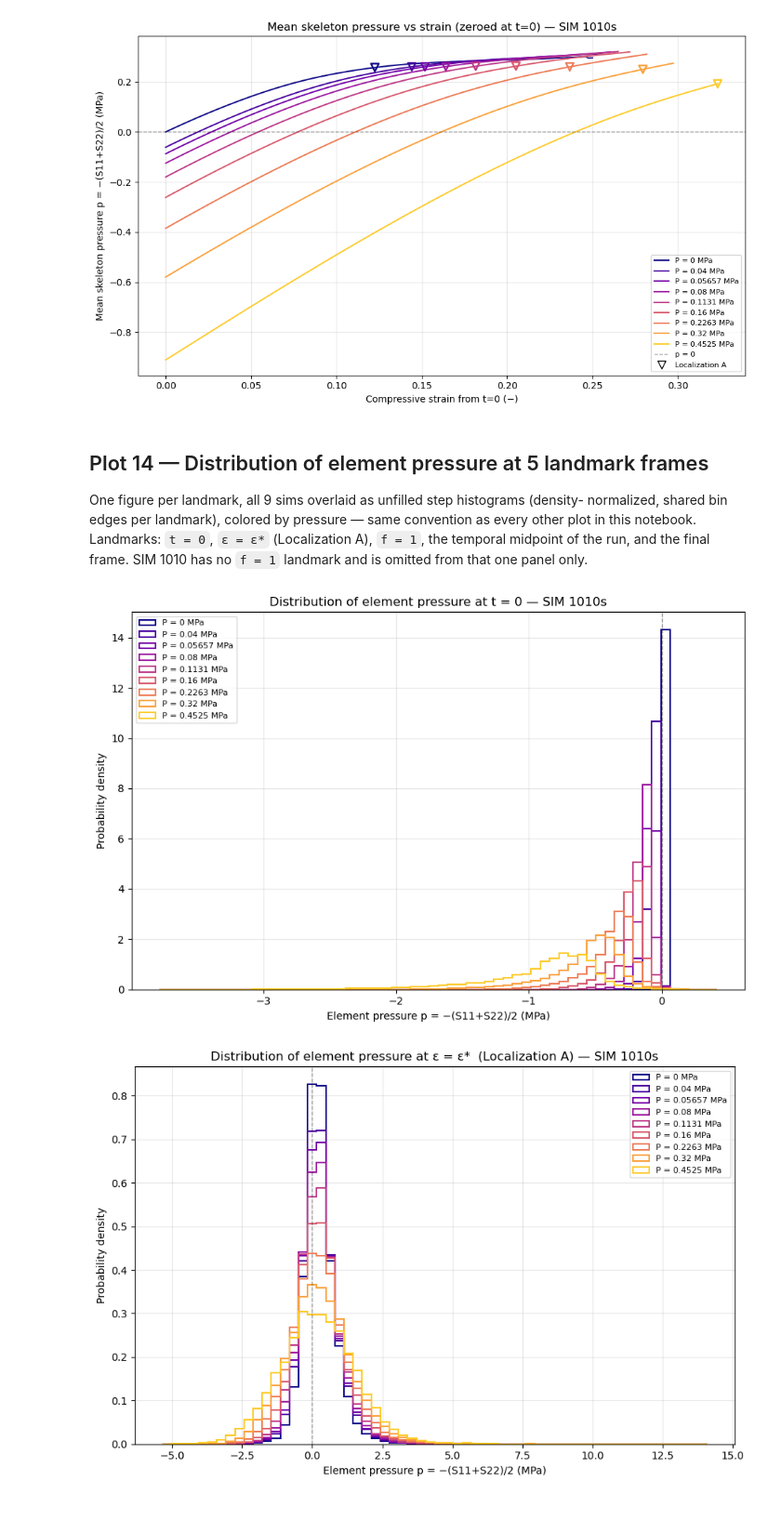
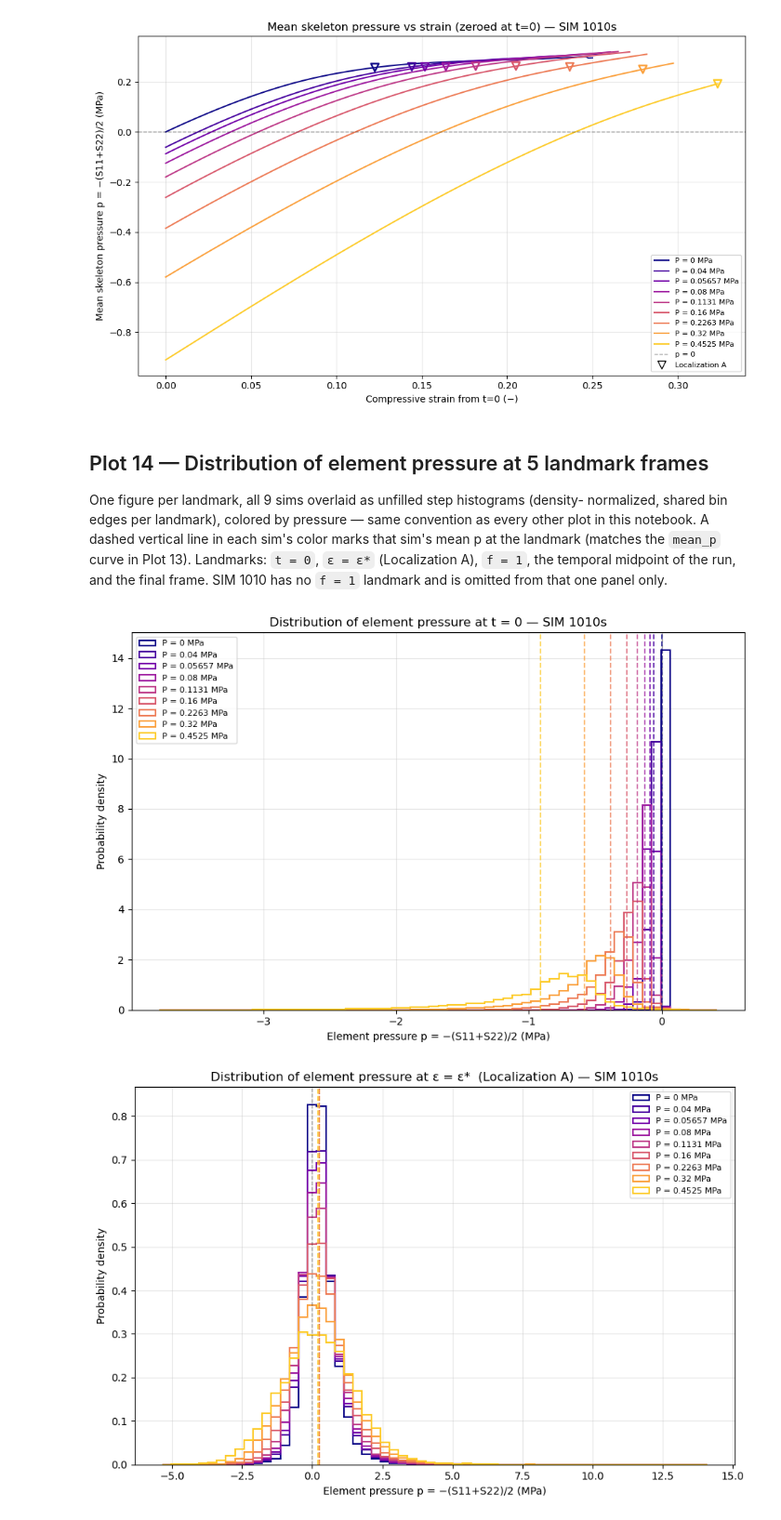
Before and after one commit to francoruffini17/FOAM_V03, a Jupyter notebook: Z001_Results_Analizer/SIM_1010s_shear_localization.ipynb, the cells around one changed output. Shown at 93% size. Saved outputs shown, nothing was run; the diff lists cells and outputs as text; code cells hidden in the pictures.

```diff
--- a/Z001_Results_Analizer/SIM_1010s_shear_localization.ipynb
+++ b/Z001_Results_Analizer/SIM_1010s_shear_localization.ipynb
@@ -980,9 +961,10 @@ plt.show()
 
 One figure per landmark, all 9 sims overlaid as unfilled step histograms (density-
 normalized, shared bin edges per landmark), colored by pressure — same convention as
-every other plot in this notebook. Landmarks: `t = 0`, `ε = ε*` (Localization A),
-`f = 1`, the temporal midpoint of the run, and the final frame. SIM 1010 has no `f = 1`
-landmark and is omitted from that one panel only.
+every other plot in this notebook. A dashed vertical line in each sim's color marks that
+sim's mean p at the landmark (matches the `mean_p` curve in Plot 13). Landmarks: `t = 0`,
+`ε = ε*` (Localization A), `f = 1`, the temporal midpoint of the run, and the final
+frame. SIM 1010 has no `f = 1` landmark and is omitted from that one panel only.
 # %%
 LANDMARK_LABELS = {
     't0':      't = 0',
@@ -992,32 +974,34 @@ LANDMARK_LABELS = {
     'final':   'final frame',
 }
 
 cmap = plt.get_cmap('plasma', len(SIMS))
 
 for name, label in LANDMARK_LABELS.items():
     vals_by_sim = {sim: P_CACHE[sim]['snapshots'].get(name)
                    for sim in SIMS if sim in P_CACHE and P_CACHE[sim]['snapshots'].get(name) is not None}
     if not vals_by_sim:
         continue
 
     all_vals = np.concatenate(list(vals_by_sim.values()))
     bins = np.linspace(all_vals.min(), all_vals.max(), 61)
 
     fig, ax = plt.subplots(figsize=(9, 6))
     for idx, sim in enumerate(SIMS):
         if sim not in vals_by_sim:
             continue
         ax.hist(vals_by_sim[sim], bins=bins, histtype='step', density=True, linewidth=1.5,
                 color=cmap(idx), label=f'P = {PRESSURES[sim]:.4g} MPa')
+        ax.axvline(vals_by_sim[sim].mean(), color=cmap(idx), linestyle='--',
+                   linewidth=1.3, alpha=0.8, zorder=4)
 
     ax.axvline(0.0, color='k', linestyle='--', linewidth=1, alpha=0.4)
     ax.set_xlabel('Element pressure p = −(S11+S22)/2 (MPa)')
     ax.set_ylabel('Probability density')
     ax.set_title(f'Distribution of element pressure at {label} — SIM 1010s')
     ax.legend(loc='best', fontsize=8)
     ax.grid(True, alpha=0.3)
     fig.tight_layout()
     plt.show()
 # %% [output]
-[figure, old version]
+[figure, new version]
-[figure, old version]
+[figure, new version]
```
Also changed, not shown: parts of 10 cells of this notebook, 2 other files.
